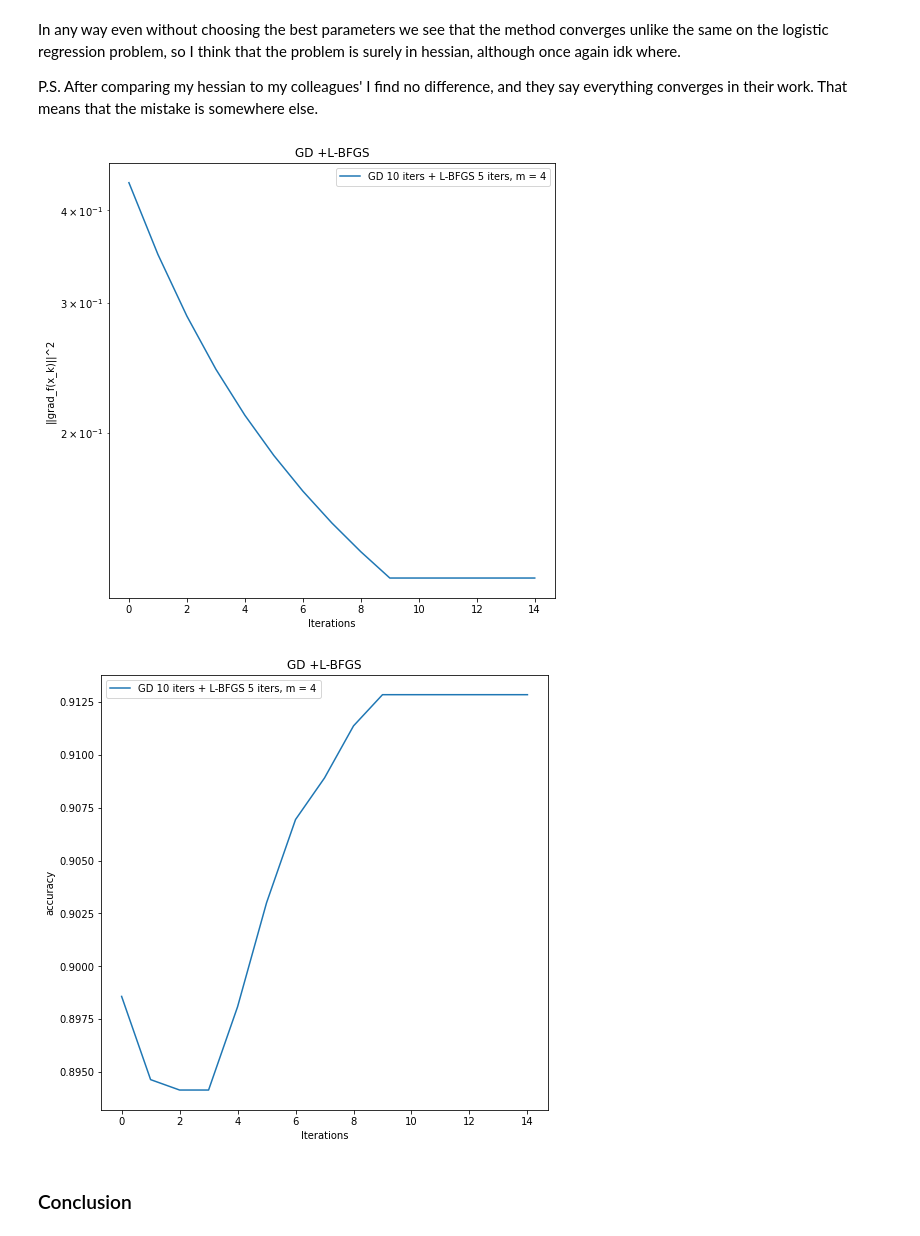
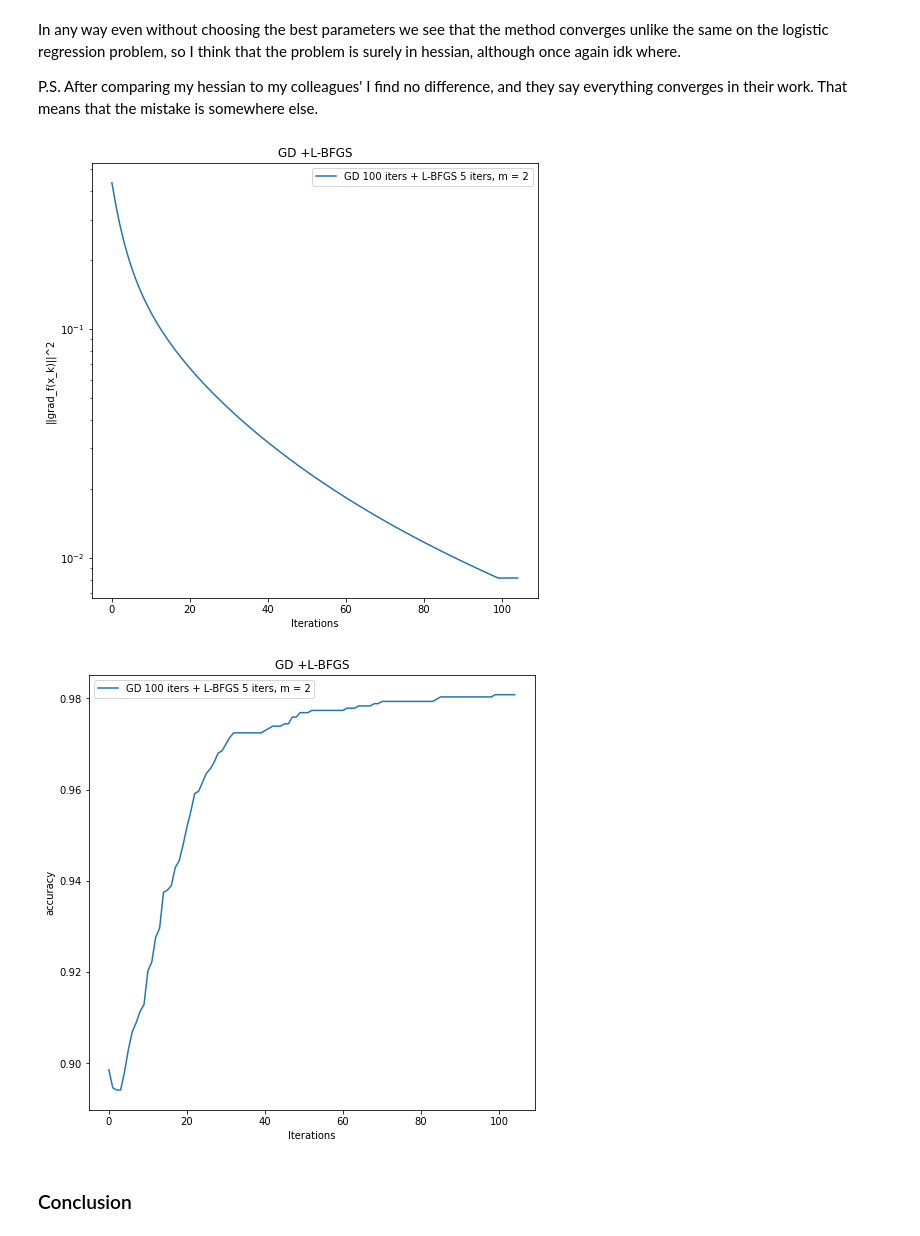
Before and after one commit to k2a07/MIPT-homeworks, a Jupyter notebook: Acharya_Kirill_Optimization_HW_9.ipynb, the cells around one changed output. Saved outputs shown, nothing was run; the diff lists cells and outputs as text; code cells hidden in the pictures.

```diff
--- a/Acharya_Kirill_Optimization_HW_9.ipynb
+++ b/Acharya_Kirill_Optimization_HW_9.ipynb
@@ -226,13 +226,14 @@ def logloss(w, args):
     ans = 0
     for i in range(len(args['X_train'])):
         ans += np.log(1 + np.exp(-(w @ args["X_train"][i]) * args["y_train"][i]))
-    return ans / len(args["X_train"]) + 1/2 * args['lambda'] * np.linalg.norm(w, ord = 2)**2
+    return ans / len(args['X_train']) + 1/2 * args['lambda'] * np.linalg.norm(w, ord = 2)**2
 
 def logloss_grad(w, args):
     grad = np.zeros(w.size)
     n_samples = args['X_train'].shape[0]
     for i in range(n_samples):
-        grad += - args['X_train'][i] * args['y_train'][i] * np.exp(- w @ (args['X_train'][i]) * args['y_train'][i]) / (1 + np.exp(- w @ (args['X_train'][i]) * args['y_train'][i]))
+        alpha_i = np.exp(- w.dot(args['X_train'][i]) * args['y_train'][i])
+        grad += -args['X_train'][i] * args['y_train'][i] * alpha_i / (1 + alpha_i)
     return grad / n_samples + args['lambda'] * w
 
 def logloss_hess(w, args):
@@ -240,7 +241,9 @@ def logloss_hess(w, args):
     n_samples = args['X_train'].shape[0]
     for i in range(n_samples):
         alpha_i = np.exp(- w.dot(args['X_train'][i]) * args['y_train'][i])
-        hessian += (alpha_i * (args['y_train'][i])**2) / (1 + alpha_i)**2 * args['X_train'][i] @ args['X_train'][i].T
+        hessian += (alpha_i * (args['y_train'][i])**2) / (1 + alpha_i)**2 * \
+            (args['X_train'][i].reshape(-1,1)) @ (args['X_train'][i].reshape(1,-1))
+
     return hessian / n_samples + args['lambda'] * np.eye(w.size)
 
 def log_acc(k, f, grad_f, x_k, x_true, args):
@@ -504,7 +511,7 @@ P.S. After comparing my hessian to my colleagues' I find no difference, and they
 #L-BFGS
 title = 'L-BFGS'
 r(opt)
-n_iter_gd = 10
+n_iter_gd = 100
 n_iter_quasinewton = 5
 x_0 = np.zeros(args['d'])
 iter_list, points_list, differences_list, times_list, acc_list, labels_list = [], [], [], [], [], []
@@ -515,36 +522,36 @@ def gamma_gd(k, f, grad_f, x_k, x_true, args):
 gd = opt.NewtonOptimizer(
                         logloss, logloss_grad, gamma_k = gamma_gd, criterium = '||grad_f(x_k)||',
                         x_0 = x_0, n_iter = n_iter_gd, args = args, acc_k = log_acc
                         )
 
 points_arr_1, differences_arr_1, times_arr_1, acc_arr_1 = gd.descent()
 
 def gamma_l_bfgs(k, f, grad_f, x_k, x_true, args):
         return 0.001
 
-args['m'] = 4
+args['m'] = 2
 l_bfgs = opt.NewtonOptimizer(
                         logloss, logloss_grad, gamma_k = gamma_l_bfgs, criterium = '||grad_f(x_k)||',
                         x_0 = points_arr_1[-1], n_iter = n_iter_quasinewton, args = args, acc_k = log_acc,
                         l_bfgs_activate = True, hessian_f = logloss_hess, m_l_bfgs = args['m']
                         )
 
 points_arr_2, differences_arr_2, times_arr_2, acc_arr_2 = l_bfgs.descent()
 
 points_list.append(np.concatenate((points_arr_1, points_arr_2), axis=0))
 iter_list.append([i for i in range(len(points_arr_1) + len(points_arr_2))])
 differences_list.append(np.concatenate((differences_arr_1, differences_arr_2)))
 times_list.append(np.concatenate((times_arr_1, times_arr_2)))
 acc_list.append(np.concatenate((acc_arr_1, acc_arr_2)))
 labels_list.append(r'GD %i iters + L-BFGS %i iters, m = %i' % (n_iter_gd, n_iter_quasinewton, args['m']))
 
 opt.plot_graphs(iter_list, differences_list, x_label = "Iterations", lines_labels = labels_list, title = 'GD +' + title,
                 logscale = True, criteria_type = "||grad_f(x_k)||^2")
 opt.plot_graphs(iter_list, acc_list, x_label = "Iterations", lines_labels = labels_list, title = 'GD +' + title,
                 logscale = False, criteria_type = "accuracy")
 # %% [output]
-[figure, old version]
+[figure, new version]
-[figure, old version]
+[figure, new version]
 # %% [markdown]
 ### Conclusion
 # %% [markdown]
```
Also changed, not shown: parts of 5 cells of this notebook, 1 other file.
